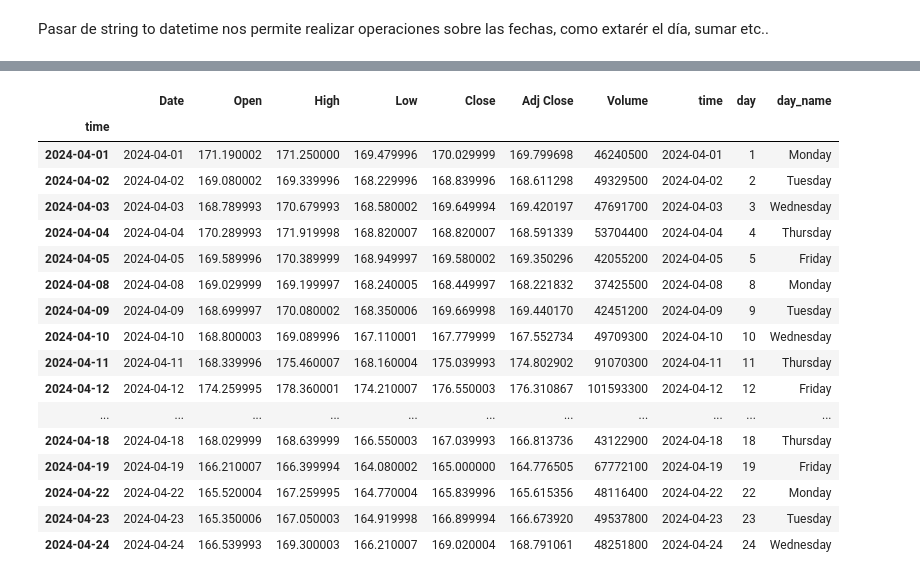
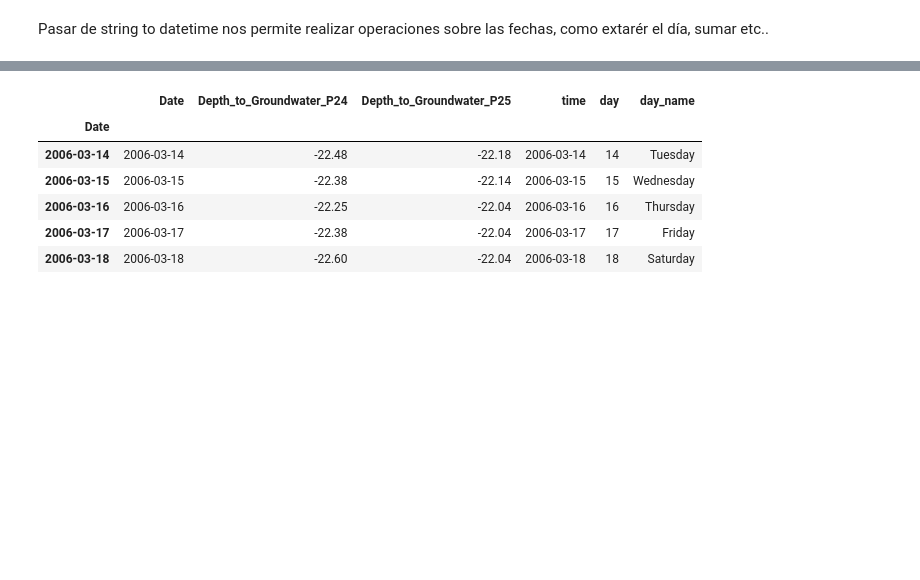
Before and after one commit to AngelRP8791/machine-learning-python-template, a Jupyter notebook: Time_series_Kaggle/1.- Intro Series financieras.ipynb, the cells around one changed output, grey strips where cells are left out. Cells and saved outputs as stored; diff of their text form; code cells hidden in the pictures; blank space fills up the shorter version.

```diff
--- a/Time_series_Kaggle/1.- Intro Series financieras.ipynb
+++ b/Time_series_Kaggle/1.- Intro Series financieras.ipynb
@@ -62,3 +79,4 @@ Text(0.5, 0, 'time')
 # %%
-df['time'] = pd.to_datetime(df['Date'])
+
+df['Date'] = pd.to_datetime(df['Date'])
 # %%
@@ -89,3 +104,3 @@ Timedelta('560 days 00:00:00')
 # %%
 # Extaer información relevante para analizar, por ejempo los días, los meses, etc..
-df['day'] = df['time'].dt.day
+df2['day'] = df2['Date'].dt.day
@@ -101,3 +122,3 @@ df.tail()
 # %%
-df['day_name'] = df['time'].dt.day_name()
+df2['day_name'] = df2['Date'].dt.day_name()
 # prueba con month, year
@@ -203,3 +210,3 @@ Text(0, 0.5, 'mean price')
 # %%
 # datetime como index
-df.set_index(df['time'], inplace=True) #Una ventaja  el ajuste de las fechas
+df2.set_index(df['Date'], inplace=True) #Una ventaja  el ajuste de las fechas
@@ -228,22 +229,12 @@ plt.xticks(rotation=40, ha='right'); #not show text
 # %%
 # determinando el índice podemos usar el slicing...
-df['2024-04-01':'2024-04-24']
+df2['2020-06-01':'2020-06-30']
+df2.head()
 # %% [output]
-|  | Date | Open | High | Low | Close | Adj Close | Volume | time | day | day_name |
-| time |  |  |  |  |  |  |  |  |  |  |
-| 2024-04-01 | 2024-04-01 | 171.190002 | 171.250000 | 169.479996 | 170.029999 | 169.799698 | 46240500 | 2024-04-01 | 1 | Monday |
-| 2024-04-02 | 2024-04-02 | 169.080002 | 169.339996 | 168.229996 | 168.839996 | 168.611298 | 49329500 | 2024-04-02 | 2 | Tuesday |
-| 2024-04-03 | 2024-04-03 | 168.789993 | 170.679993 | 168.580002 | 169.649994 | 169.420197 | 47691700 | 2024-04-03 | 3 | Wednesday |
-| 2024-04-04 | 2024-04-04 | 170.289993 | 171.919998 | 168.820007 | 168.820007 | 168.591339 | 53704400 | 2024-04-04 | 4 | Thursday |
-| 2024-04-05 | 2024-04-05 | 169.589996 | 170.389999 | 168.949997 | 169.580002 | 169.350296 | 42055200 | 2024-04-05 | 5 | Friday |
-| 2024-04-08 | 2024-04-08 | 169.029999 | 169.199997 | 168.240005 | 168.449997 | 168.221832 | 37425500 | 2024-04-08 | 8 | Monday |
-| 2024-04-09 | 2024-04-09 | 168.699997 | 170.080002 | 168.350006 | 169.669998 | 169.440170 | 42451200 | 2024-04-09 | 9 | Tuesday |
-| 2024-04-10 | 2024-04-10 | 168.800003 | 169.089996 | 167.110001 | 167.779999 | 167.552734 | 49709300 | 2024-04-10 | 10 | Wednesday |
-| 2024-04-11 | 2024-04-11 | 168.339996 | 175.460007 | 168.160004 | 175.039993 | 174.802902 | 91070300 | 2024-04-11 | 11 | Thursday |
-| 2024-04-12 | 2024-04-12 | 174.259995 | 178.360001 | 174.210007 | 176.550003 | 176.310867 | 101593300 | 2024-04-12 | 12 | Friday |
-| ... | ... | ... | ... | ... | ... | ... | ... | ... | ... | ... |
-| 2024-04-18 | 2024-04-18 | 168.029999 | 168.639999 | 166.550003 | 167.039993 | 166.813736 | 43122900 | 2024-04-18 | 18 | Thursday |
-| 2024-04-19 | 2024-04-19 | 166.210007 | 166.399994 | 164.080002 | 165.000000 | 164.776505 | 67772100 | 2024-04-19 | 19 | Friday |
-| 2024-04-22 | 2024-04-22 | 165.520004 | 167.259995 | 164.770004 | 165.839996 | 165.615356 | 48116400 | 2024-04-22 | 22 | Monday |
-| 2024-04-23 | 2024-04-23 | 165.350006 | 167.050003 | 164.919998 | 166.899994 | 166.673920 | 49537800 | 2024-04-23 | 23 | Tuesday |
-| 2024-04-24 | 2024-04-24 | 166.539993 | 169.300003 | 166.210007 | 169.020004 | 168.791061 | 48251800 | 2024-04-24 | 24 | Wednesday |
+|  | Date | Depth_to_Groundwater_P24 | Depth_to_Groundwater_P25 | time | day | day_name |
+| Date |  |  |  |  |  |  |
+| 2006-03-14 | 2006-03-14 | -22.48 | -22.18 | 2006-03-14 | 14 | Tuesday |
+| 2006-03-15 | 2006-03-15 | -22.38 | -22.14 | 2006-03-15 | 15 | Wednesday |
+| 2006-03-16 | 2006-03-16 | -22.25 | -22.04 | 2006-03-16 | 16 | Thursday |
+| 2006-03-17 | 2006-03-17 | -22.38 | -22.04 | 2006-03-17 | 17 | Friday |
+| 2006-03-18 | 2006-03-18 | -22.60 | -22.04 | 2006-03-18 | 18 | Saturday |
```
Also changed, not shown: parts of 29 cells of this notebook.
